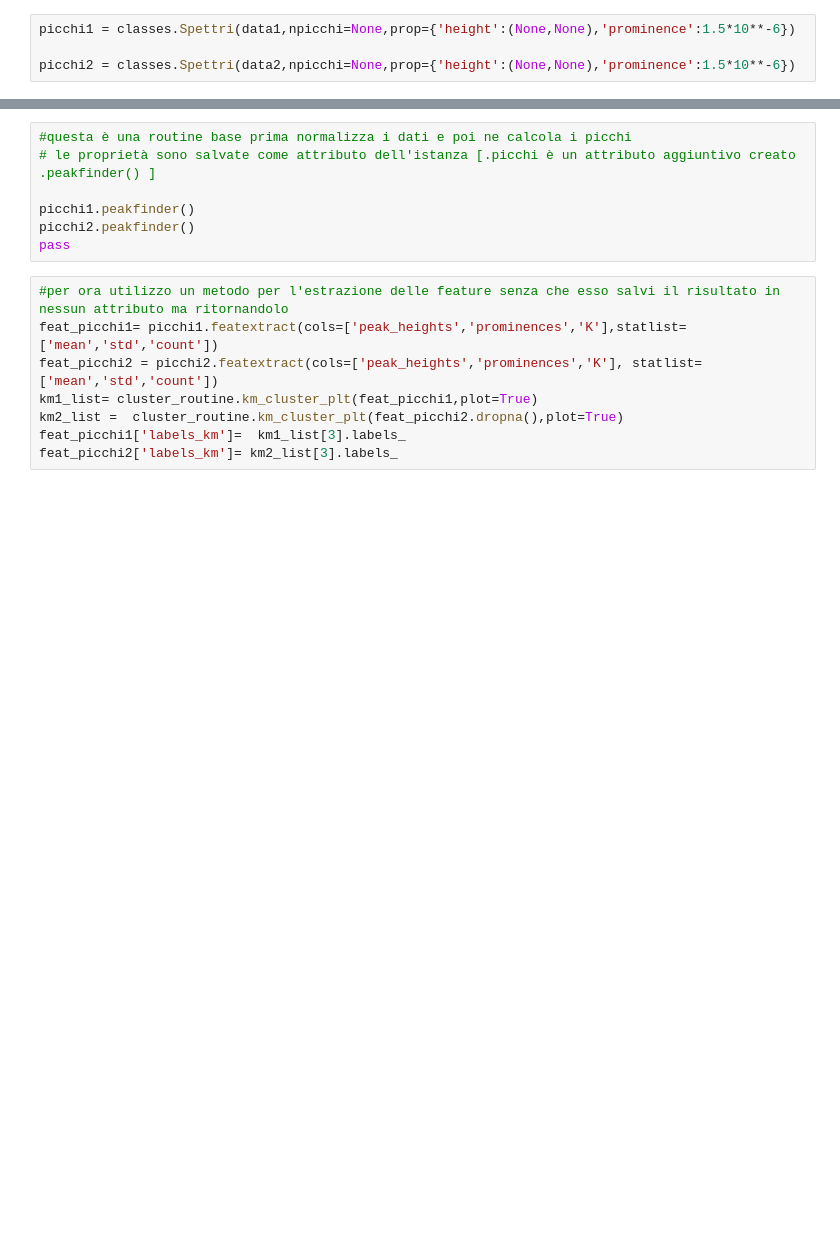
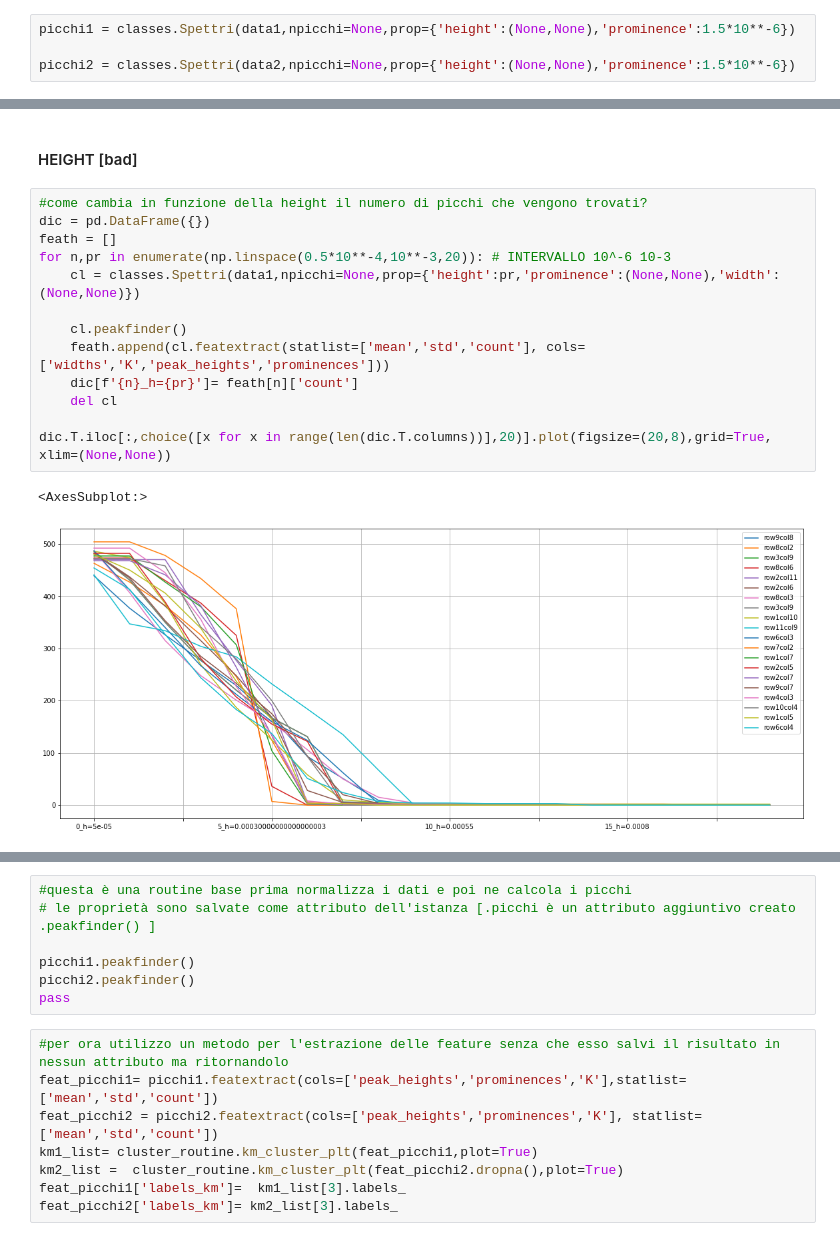
Before and after one commit to wesleyunitn/pythonProject, a Jupyter notebook: notebook/eda12.ipynb, the cells around one changed output, grey strips where cells are left out. Saved outputs shown, nothing was run; the diff lists cells and outputs as text; blank space fills up the shorter version.

```diff
--- a/notebook/eda12.ipynb
+++ b/notebook/eda12.ipynb
@@ -29,0 +65,18 @@ for n,pr in enumerate(np.linspace(10**-6,10**-5,10)):
+# %% [markdown]
+#### HEIGHT [bad]
+# %%
+#come cambia in funzione della height il numero di picchi che vengono trovati?
+dic = pd.DataFrame({})
+feath = []
+for n,pr in enumerate(np.linspace(0.5*10**-4,10**-3,20)): # INTERVALLO 10^-6 10-3
+    cl = classes.Spettri(data1,npicchi=None,prop={'height':pr,'prominence':(None,None),'width':(None,None)})
+
+    cl.peakfinder()
+    feath.append(cl.featextract(statlist=['mean','std','count'], cols=['widths','K','peak_heights','prominences']))
+    dic[f'{n}_h={pr}']= feath[n]['count']
+    del cl
+
+dic.T.iloc[:,choice([x for x in range(len(dic.T.columns))],20)].plot(figsize=(20,8),grid=True, xlim=(None,None))
+# %% [output]
+<AxesSubplot:>
+[figure, added]
```
Also changed, not shown: parts of 26 cells of this notebook, 8 other files.
